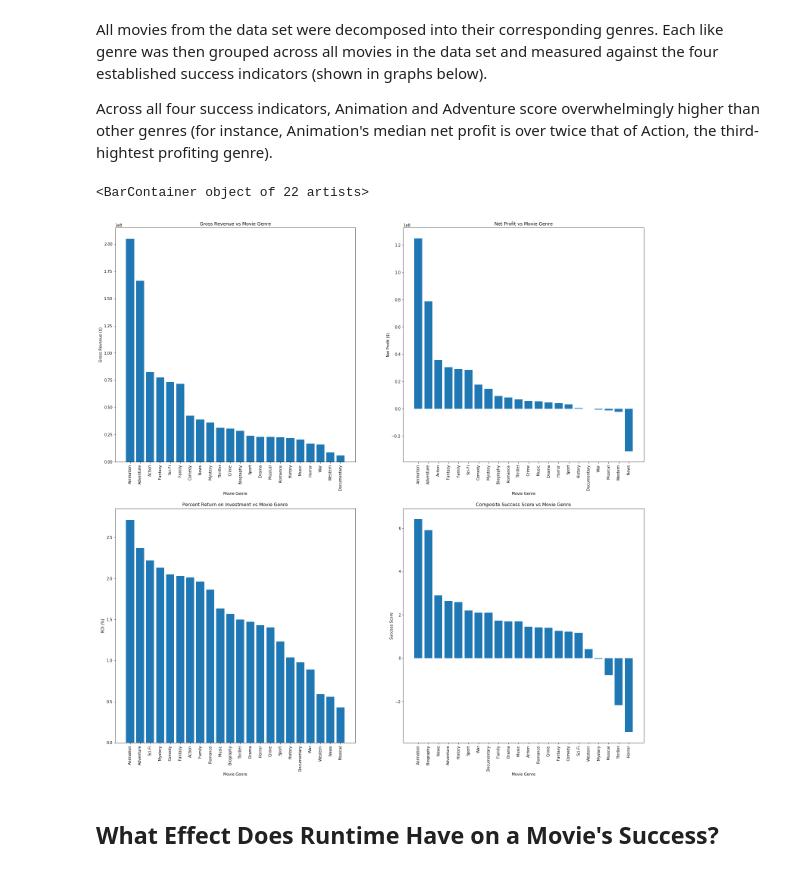
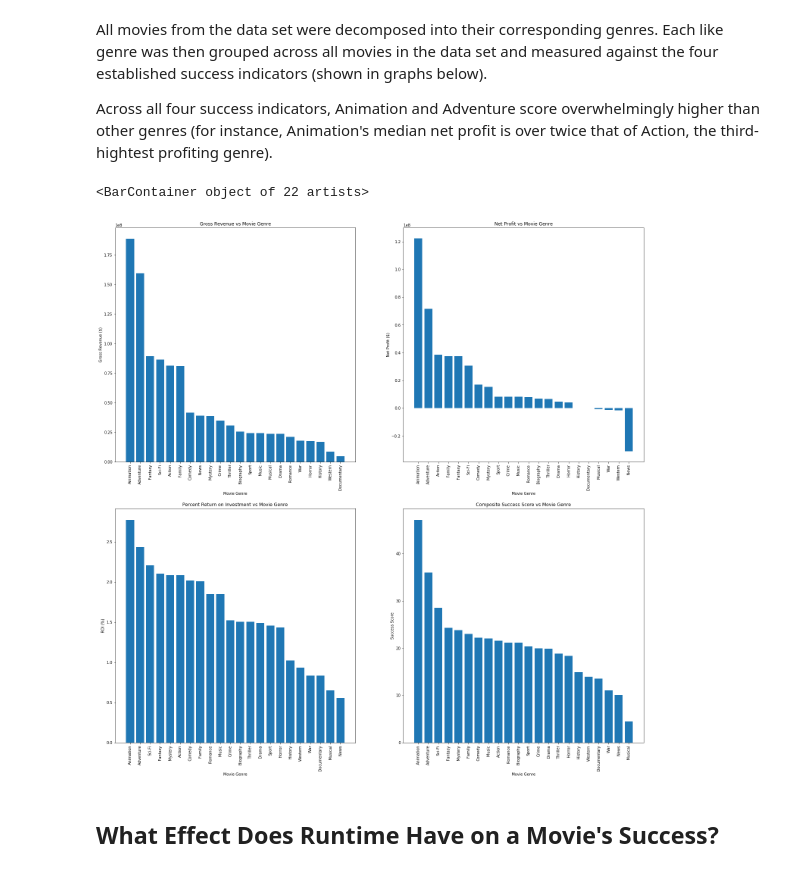
Before and after one commit to benspils/movie-content-analysis, a Jupyter notebook: What_Makes_a_Successful_Movie?_Ben.ipynb, the cells around one changed output. Cells and saved outputs as stored; diff of their text form; code cells hidden in the pictures.

```diff
--- a/What_Makes_a_Successful_Movie?_Ben.ipynb
+++ b/What_Makes_a_Successful_Movie?_Ben.ipynb
@@ -122,17 +243,16 @@ df_consts=[]
 
 for genre in unique_genre_master:
     for number in vector:
-        if genre in master_table.iloc[number, 5]:
+        if genre in master_table.iloc[number, 4]:
             df_genres.append(genre)
             df_consts.append(master_table.iloc[number, 0])
 
-genre_table=pd.DataFrame({'tconst':df_consts, 'genre':df_genres})
+genre_table=pd.DataFrame({'tconst':df_consts, 'ugenre':df_genres})
 
 # Merge the new genre/movie data frame to the master data table in order to link budget data
 # back to genre.
 
 complete_genre_table=pd.merge(genre_table, master_table, how="left", on="tconst")
-
 
 # Graph genre values against each of the four established measures of success
 
@@ -140,47 +260,47 @@ figure, ax = plt.subplots(2, 2, figsize=(25, 25))
 
 # Establish x and y values for plots
 
-x0_gross_rev=complete_genre_table.groupby("genre").median().sort_values(by='worldwide_gross', ascending=False).index
-x1_net_prof=complete_genre_table.groupby("genre").median().sort_values(by='net_profit', ascending=False).index
-x2_roi_percent=complete_genre_table.groupby("genre").median().sort_values(by='roi', ascending=False).index
-x3_comp=complete_genre_table.groupby("genre").median().sort_values(by='success_score', ascending=False).index
-y0_gross_rev= complete_genre_table.groupby("genre").median().sort_values(by='worldwide_gross', ascending=False).worldwide_gross
-y1_net_prof= complete_genre_table.groupby("genre").median().sort_values(by='net_profit', ascending=False).net_profit
-y2_roi_percent= complete_genre_table.groupby("genre").median().sort_values(by='roi', ascending=False).roi
-y3_comp= complete_genre_table.groupby("genre").mean().sort_values(by='success_score', ascending=False).success_score
+x0_gross_rev=complete_genre_table.groupby("ugenre").median().sort_values(by='worldwide_gross', ascending=False).index
+x1_net_prof=complete_genre_table.groupby("ugenre").median().sort_values(by='net_profit', ascending=False).index
+x2_roi_percent=complete_genre_table.groupby("ugenre").median().sort_values(by='roi', ascending=False).index
+x3_comp=complete_genre_table.groupby("ugenre").median().sort_values(by='success_score', ascending=False).index
+y0_gross_rev= complete_genre_table.groupby("ugenre").median().sort_values(by='worldwide_gross', ascending=False).worldwide_gross
+y1_net_prof= complete_genre_table.groupby("ugenre").median().sort_values(by='net_profit', ascending=False).net_profit
+y2_roi_percent= complete_genre_table.groupby("ugenre").median().sort_values(by='roi', ascending=False).roi
+y3_comp= complete_genre_table.groupby("ugenre").mean().sort_values(by='success_score', ascending=False).success_score
 
 # Set axes for all four graphs
 
 ax[0][0].set_title('Gross Revenue vs Movie Genre')
 ax[0][0].set_xlabel('Movie Genre')
 ax[0][0].set_ylabel('Gross Revenue ($)')
 
 ax[0][1].set_title('Net Profit vs Movie Genre')
 ax[0][1].set_xlabel('Movie Genre')
 ax[0][1].set_ylabel('Net Profit ($)')
 
 ax[1][0].set_title('Percent Return on Investment vs Movie Genre')
 ax[1][0].set_xlabel('Movie Genre')
 ax[1][0].set_ylabel('ROI (%)')
 
 ax[1][1].set_title('Composite Success Score vs Movie Genre')
 ax[1][1].set_xlabel('Movie Genre')
 ax[1][1].set_ylabel('Success Score')
 
 ax[0][0].set_xticklabels(x0_gross_rev,rotation=90)
 ax[0][1].set_xticklabels(x1_net_prof,rotation=90)
 ax[1][0].set_xticklabels(x2_roi_percent,rotation=90)
 ax[1][1].set_xticklabels(x3_comp,rotation=90)
 
 # Graph the four plots
 
 ax[0][0].bar(x0_gross_rev, y0_gross_rev)
 ax[0][1].bar(x1_net_prof, y1_net_prof)
 ax[1][0].bar(x2_roi_percent, y2_roi_percent)
 ax[1][1].bar(x3_comp, y3_comp)
 # %% [output]
 <BarContainer object of 22 artists>
-[figure, old version]
+[figure, new version]
 # %% [markdown]
 ## What Effect Does Runtime Have on a Movie's Success?
 # %% [markdown]
```
Also changed, not shown: parts of 3 cells of this notebook.
